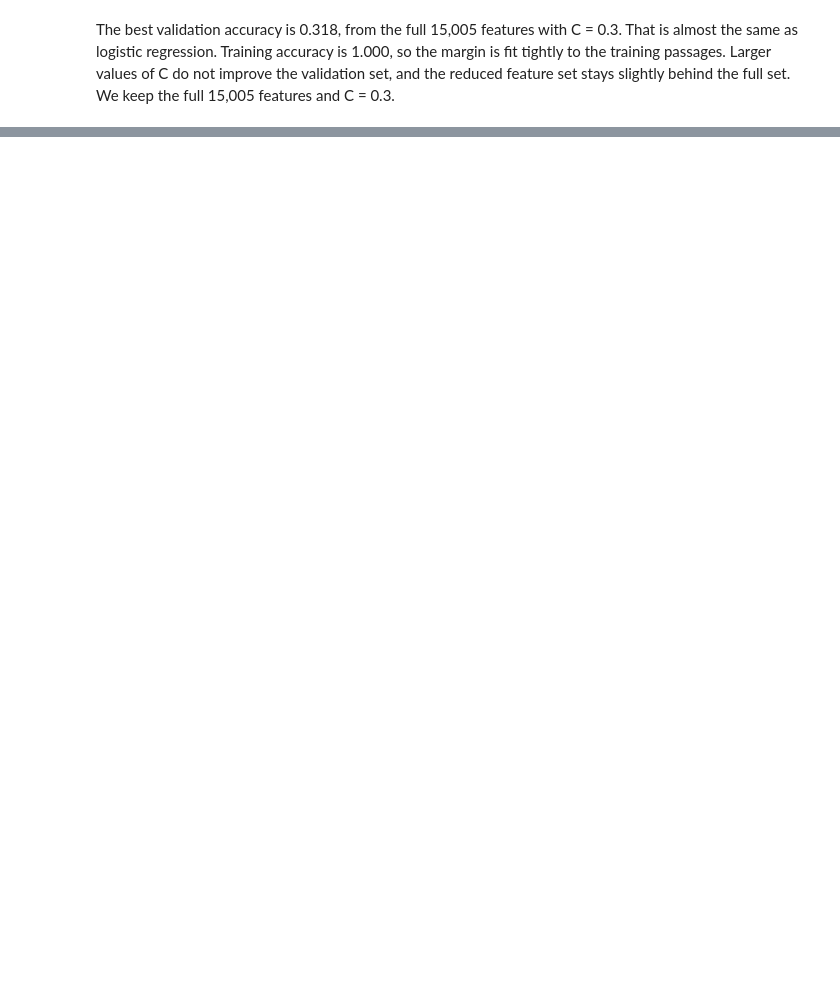
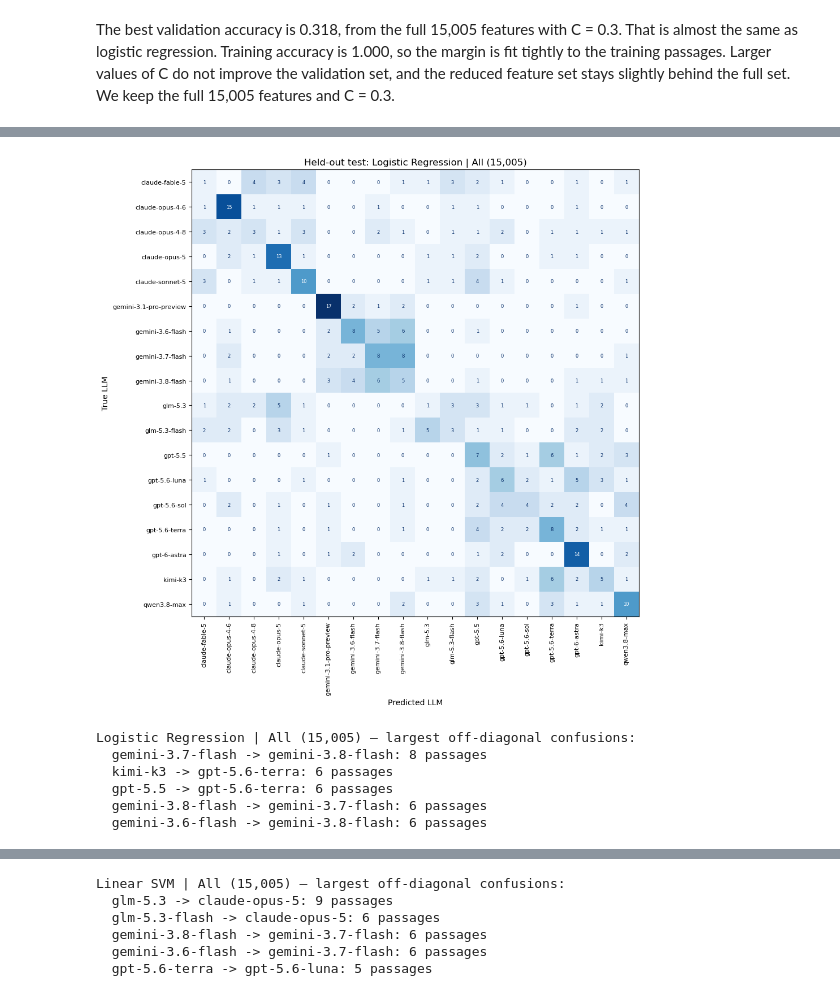
Before and after one commit to GarrettFordARTI405/ARTI450-Name-That-LLM, a Jupyter notebook: NameThatLLM.ipynb, the cells around one changed output, grey strips where cells are left out. Saved outputs shown, nothing was run; the diff lists cells and outputs as text; code cells hidden in the pictures; blank space fills up the shorter version.

```diff
--- a/NameThatLLM.ipynb
+++ b/NameThatLLM.ipynb
@@ -941,0 +1277,63 @@ MLP: accuracy change -0.002, macro F1 change +0.001
+# %%
+# Section 10B: readable confusion matrices for every model and feature set.
+# All six files are saved. The notebook displays the three highest-validation
+# configurations (one from each classifier family) to avoid six giant plots.
+from IPython.display import display
+
+label_names = list(label_encoder.classes_)
+selected_display_keys = {}
+for classifier in classification_order:
+    if classifier == "Keras MLP":
+        chosen_set = max(feature_order, key=lambda features: (
+            keras_winners[features]["record"]["Validation macro F1"],
+            keras_winners[features]["record"]["Validation accuracy"],
+        ))
+    else:
+        table = logreg_results if classifier == "Logistic Regression" else svm_results
+        rows = []
+        for feats in feature_order:
+            eligible = table.loc[table["Features"] == feats]
+            winner = eligible.sort_values(["Validation accuracy", "Training accuracy"],
+                                          ascending=[False, True]).iloc[0]
+            rows.append((float(winner["Validation accuracy"]), feats))
+        chosen_set = max(rows)[1]
+    selected_display_keys[classifier] = (classifier, chosen_set)
+
+common_confusions = {}
+for (classifier, feature_name), pred in final_predictions.items():
+    cm = confusion_matrix(y_test, pred, labels=np.arange(len(label_names)))
+    fig, ax = plt.subplots(figsize=(12, 10))
+    show = ConfusionMatrixDisplay(confusion_matrix=cm, display_labels=label_names)
+    show.plot(ax=ax, xticks_rotation=90, cmap="Blues", colorbar=False,
+              values_format="d", text_kw={"fontsize": 6})
+    ax.set_title(f"Held-out test: {classifier} | {feature_name}")
+    ax.set_xlabel("Predicted LLM")
+    ax.set_ylabel("True LLM")
+    ax.tick_params(axis="both", labelsize=8)
+    fig.tight_layout()
+    filename = ("confusion_" + classifier.lower().replace(" ", "_") +
+                ("_all" if feature_name.startswith("All") else "_selected") + ".png")
+    fig.savefig(figures_directory / filename, dpi=170, bbox_inches="tight")
+    if (classifier, feature_name) == selected_display_keys[classifier]:
+        plt.show()
+    plt.close(fig)
+
+    errors = cm.copy()
+    np.fill_diagonal(errors, 0)
+    pairs = np.argwhere(errors > 0)
+    top = sorted(((int(errors[i, j]), label_names[i], label_names[j]) for i, j in pairs),
+                 reverse=True)[:5]
+    common_confusions[(classifier, feature_name)] = top
+    print(f"{classifier} | {feature_name} — largest off-diagonal confusions:")
+    for count, truth, guess in top:
+        print(f"  {truth} -> {guess}: {count} passages")
+
+print("\nSaved all 6 confusion matrix plots and both learning curves under figures/.")
+# %% [output]
+[figure, added]
+Logistic Regression | All (15,005) — largest off-diagonal confusions:
+  gemini-3.7-flash -> gemini-3.8-flash: 8 passages
+  kimi-k3 -> gpt-5.6-terra: 6 passages
+  gpt-5.5 -> gpt-5.6-terra: 6 passages
+  gemini-3.8-flash -> gemini-3.7-flash: 6 passages
+  gemini-3.6-flash -> gemini-3.8-flash: 6 passages
@@ -941,0 +1341,6 @@ MLP: accuracy change -0.002, macro F1 change +0.001
+Linear SVM | All (15,005) — largest off-diagonal confusions:
+  glm-5.3 -> claude-opus-5: 9 passages
+  glm-5.3-flash -> claude-opus-5: 6 passages
+  gemini-3.8-flash -> gemini-3.7-flash: 6 passages
+  gemini-3.6-flash -> gemini-3.7-flash: 6 passages
+  gpt-5.6-terra -> gpt-5.6-luna: 5 passages
```
Also changed, not shown: parts of 31 cells of this notebook.
